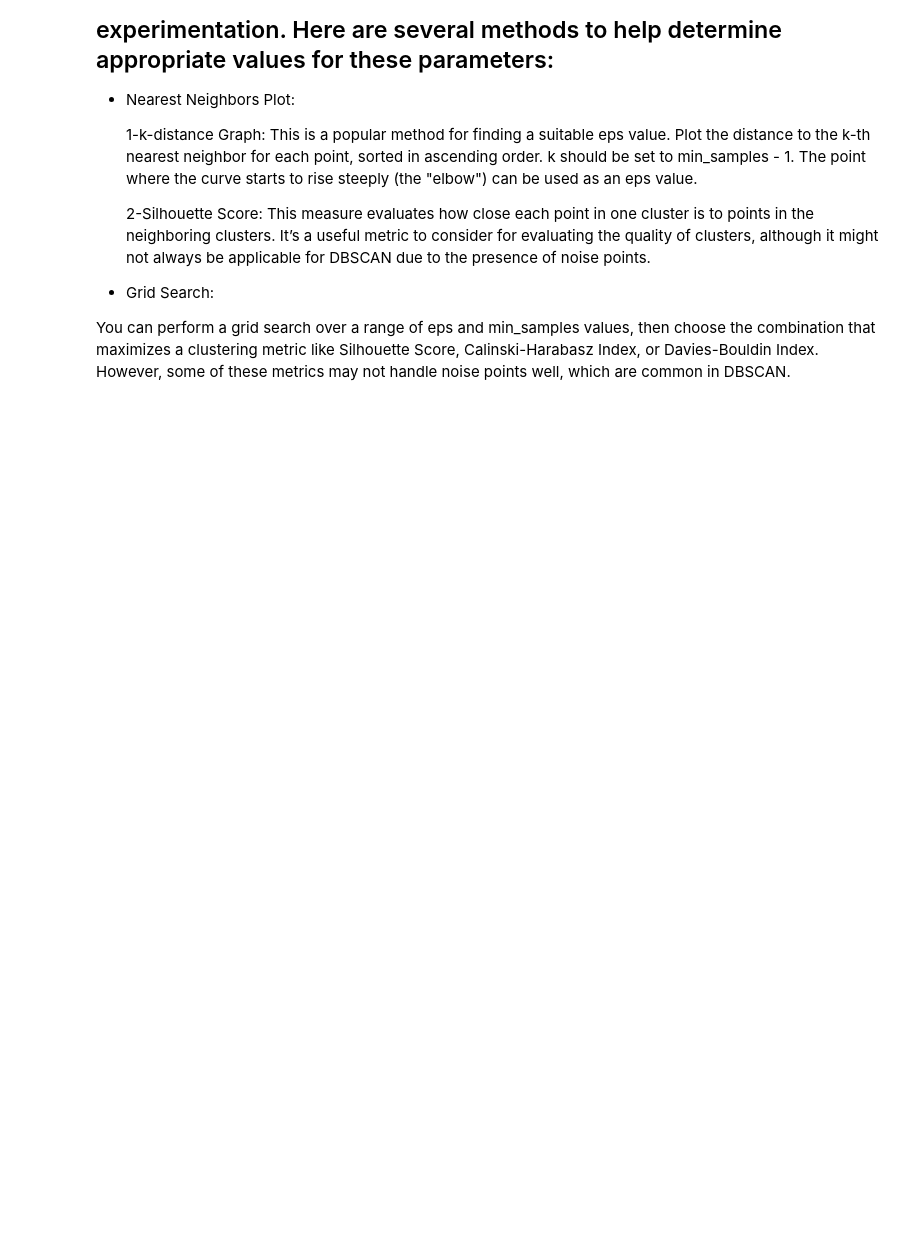
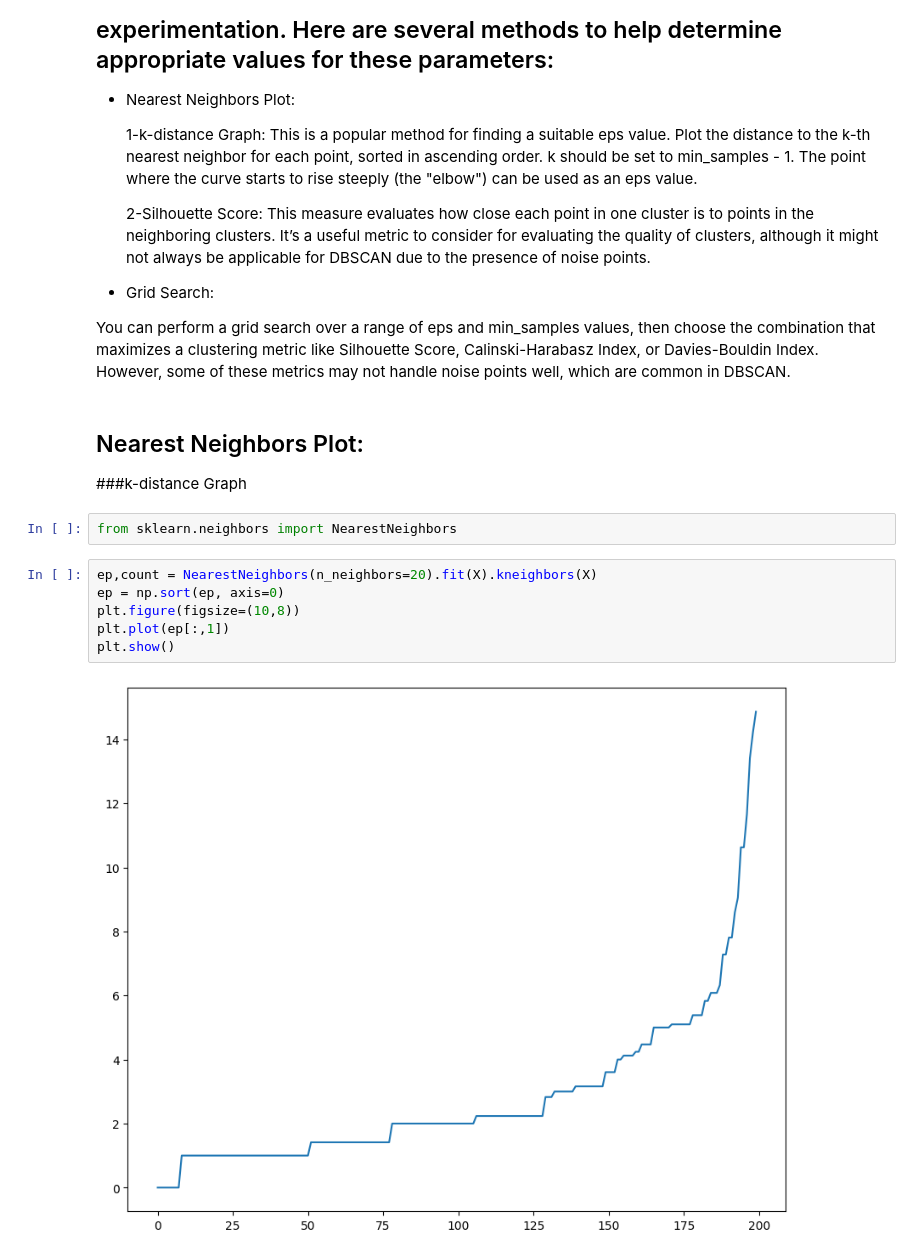
Before and after one commit to fay421/ML_Projects, a Jupyter notebook: DBSCAN_Mall_Customers.ipynb, the cells around one changed output. Drawn from its saved outputs; the diff is of its cells as text; blank space fills up the shorter version.

```diff
--- a/DBSCAN_Mall_Customers.ipynb
+++ b/DBSCAN_Mall_Customers.ipynb
@@ -172,3 +172,16 @@ This measure evaluates how close each point in one cluster is to points in the n
 *   Grid Search:
 
 You can perform a grid search over a range of eps and min_samples values, then choose the combination that maximizes a clustering metric like Silhouette Score, Calinski-Harabasz Index, or Davies-Bouldin Index. However, some of these metrics may not handle noise points well, which are common in DBSCAN.
+# %% [markdown]
+## Nearest Neighbors Plot:
+###k-distance Graph
+# %%
+from sklearn.neighbors import NearestNeighbors
+# %%
+ep,count = NearestNeighbors(n_neighbors=20).fit(X).kneighbors(X)
+ep = np.sort(ep, axis=0)
+plt.figure(figsize=(10,8))
+plt.plot(ep[:,1])
+plt.show()
+# %% [output]
+[figure, added]
```
Also changed, not shown: parts of 7 cells of this notebook.
